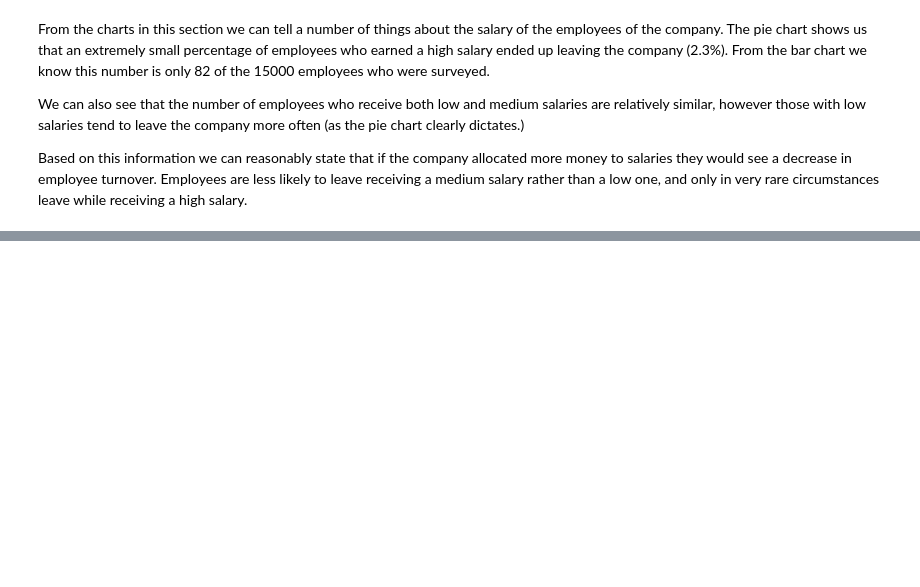
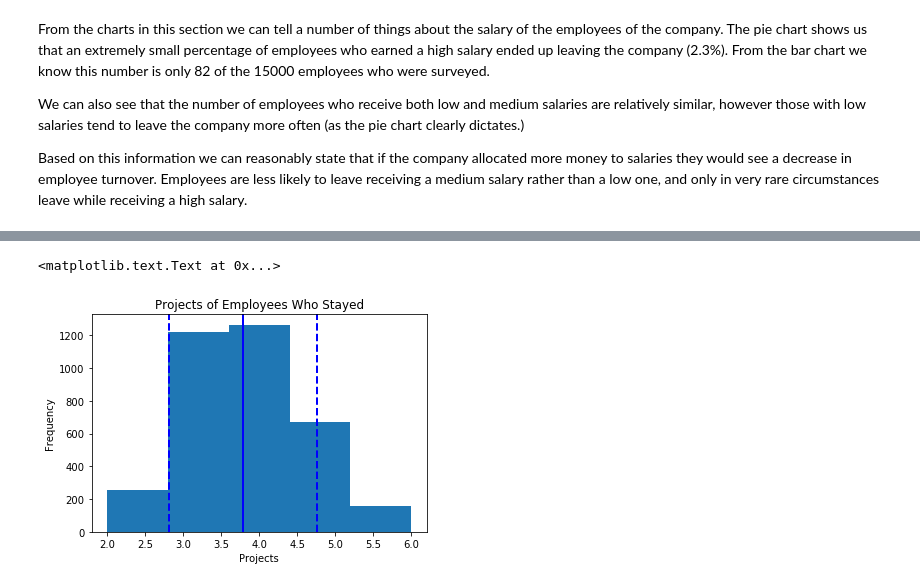
Before and after one commit to conb1299/Draft-1, a Jupyter notebook: Draft 1.ipynb, the cells around one changed output, grey strips where cells are left out. Saved outputs shown, nothing was run; the diff lists cells and outputs as text; code cells hidden in the pictures; blank space fills up the shorter version.

```diff
--- a/Draft 1.ipynb
+++ b/Draft 1.ipynb
@@ -285,0 +350,11 @@ plt.show()
+# %%
+plt.hist(random_projects_stay, bins=5)
+plt.axvline(random_projects_stay.mean(), color='b', linestyle='solid', linewidth=2)
+plt.axvline(random_projects_stay.mean() + random_projects_stay.std(), color='b', linestyle='dashed', linewidth=2)
+plt.axvline(random_projects_stay.mean()-random_projects_stay.std(), color='b', linestyle='dashed', linewidth=2)
+plt.title('Projects of Employees Who Stayed')
+plt.xlabel('Projects')
+plt.ylabel('Frequency')
+# %% [output]
+<matplotlib.text.Text at 0x...>
+[figure, added]
```
Also changed, not shown: parts of 34 cells of this notebook.
